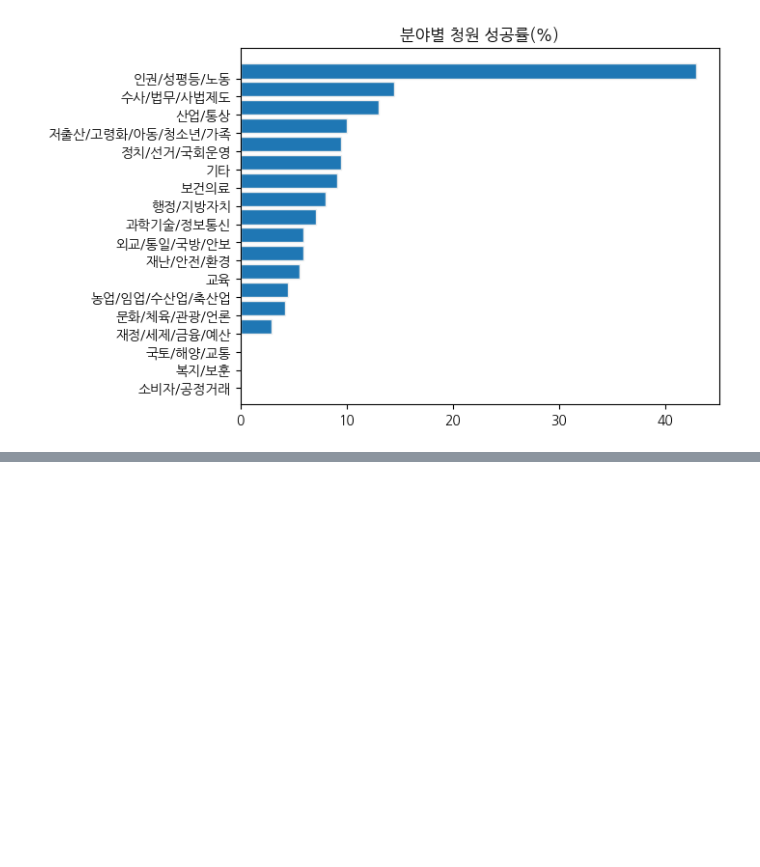
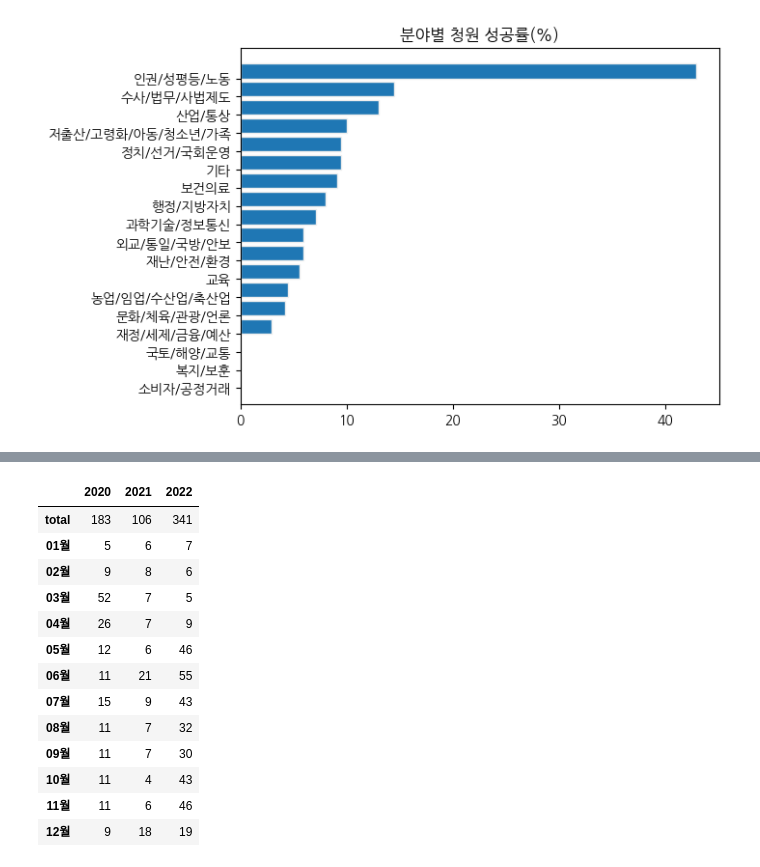
Before and after one commit to stonesteel0606/seaborn_tutorial, a Jupyter notebook: petition_scrapping.ipynb, the cells around one changed output, grey strips where cells are left out. Cells and saved outputs as stored; diff of their text form; code cells hidden in the pictures; blank space fills up the shorter version.

```diff
--- a/petition_scrapping.ipynb
+++ b/petition_scrapping.ipynb
@@ -365,0 +373,22 @@ get_bar_graph(df_year[2:], 2022, '2022년도 분야별 건수')
+# %%
+month_list = []
+for year in range(2020, 2023):
+    month_list.append(get_month_data(year))
+
+df_month = pd.concat(month_list).T
+df_month
+# %% [output]
+|  | 2020 | 2021 | 2022 |
+| total | 183 | 106 | 341 |
+| 01월 | 5 | 6 | 7 |
+| 02월 | 9 | 8 | 6 |
+| 03월 | 52 | 7 | 5 |
+| 04월 | 26 | 7 | 9 |
+| 05월 | 12 | 6 | 46 |
+| 06월 | 11 | 21 | 55 |
+| 07월 | 15 | 9 | 43 |
+| 08월 | 11 | 7 | 32 |
+| 09월 | 11 | 7 | 30 |
+| 10월 | 11 | 4 | 43 |
+| 11월 | 11 | 6 | 46 |
+| 12월 | 9 | 18 | 19 |
```
Also changed, not shown: parts of 15 cells of this notebook.
